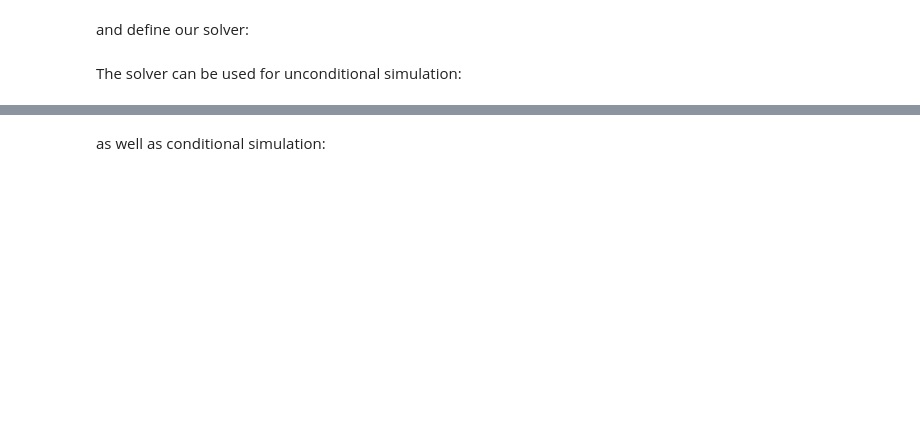
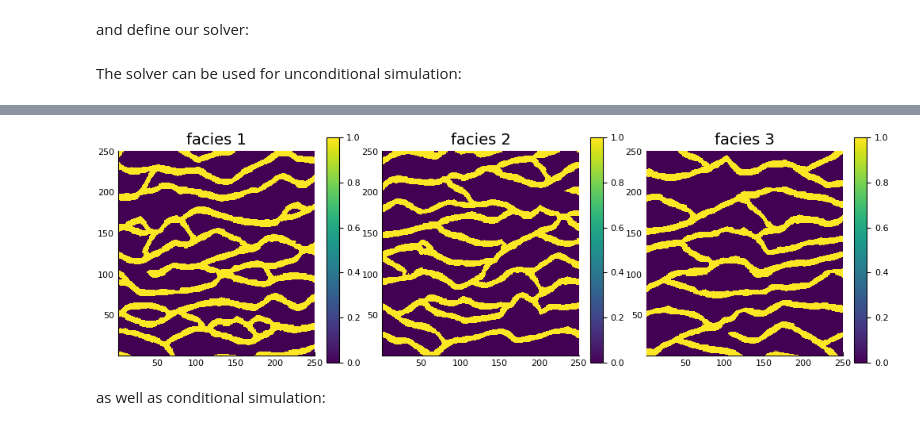
Before and after one commit to JuliaEarth/GeoStats.jl, a Jupyter notebook: examples/ImageQuilting.ipynb, the cells around one changed output, grey strips where cells are left out. Drawn from its saved outputs; the diff is of its cells as text; code cells hidden in the pictures; blank space fills up the shorter version.

```diff
--- a/examples/ImageQuilting.ipynb
+++ b/examples/ImageQuilting.ipynb
@@ -74,5 +74,6 @@ solver = ImgQuilt(:facies => @NT(TI=TI, template=(30,30,1)));
 The solver can be used for unconditional simulation:
 # %%
 solution = solve(uncondsim, solver)
-plot(solution, color=:inferno, size=(1000,300))
+
+plot(solution, color=:viridis, size=(1000,300))
 # %% [output]
@@ -80,3 +80,4 @@ plot(solution, color=:inferno, size=(1000,300))
+[figure, added]
 # %% [markdown]
 as well as conditional simulation:
 # %%
```
Also changed, not shown: parts of 3 cells of this notebook.
